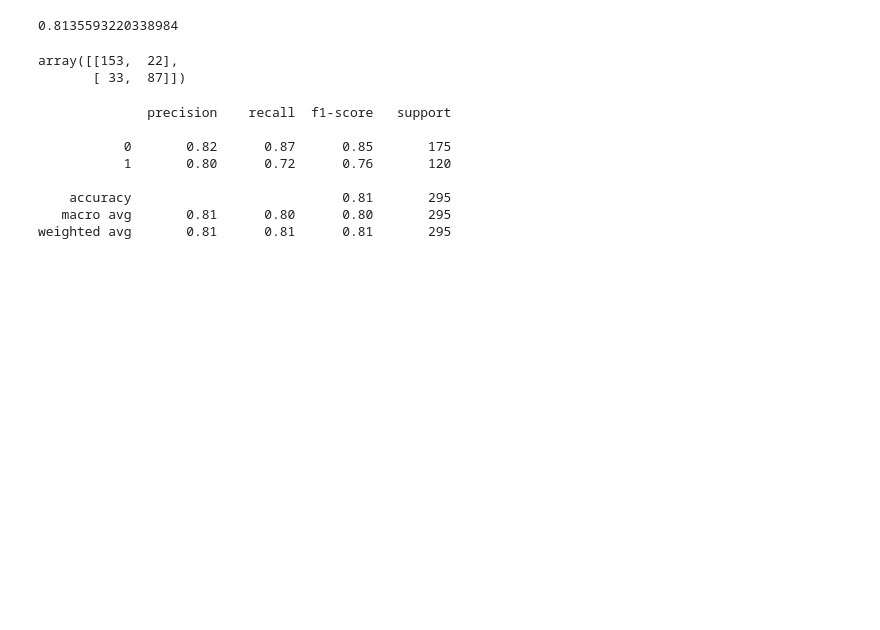
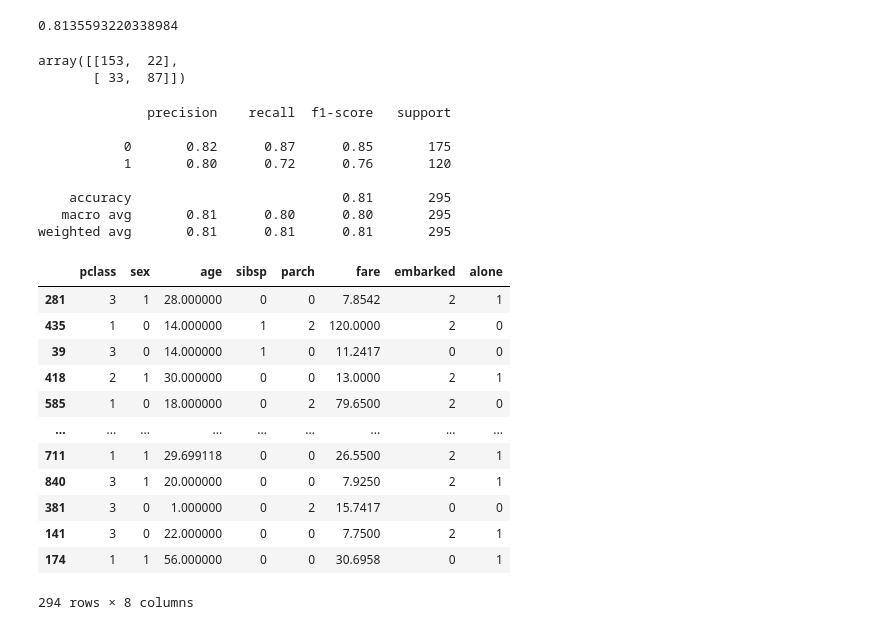
Before and after one commit to mansiyadav20/insurance-EDA, a Jupyter notebook: Titanic/titanic.ipynb, the cells around one changed output. Saved outputs shown, nothing was run; the diff lists cells and outputs as text; code cells hidden in the pictures; blank space fills up the shorter version.

```diff
--- a/Titanic/titanic.ipynb
+++ b/Titanic/titanic.ipynb
@@ -139,3 +135,6 @@ np.int64(0)
+# %%
+X=df.drop(columns=["survived"],axis=1)
+Y=df["survived"]
 # %%
 from sklearn.model_selection import train_test_split
 from sklearn.linear_model import LogisticRegression
@@ -204,3 +203,19 @@ print(classification_report(Y_test,y_pred))
     accuracy                           0.81       295
    macro avg       0.81      0.80      0.80       295
 weighted avg       0.81      0.81      0.81       295
+# %%
+X_test
+# %% [output]
+|  | pclass | sex | age | sibsp | parch | fare | embarked | alone |
+| 281 | 3 | 1 | 28.000000 | 0 | 0 | 7.8542 | 2 | 1 |
+| 435 | 1 | 0 | 14.000000 | 1 | 2 | 120.0000 | 2 | 0 |
+| 39 | 3 | 0 | 14.000000 | 1 | 0 | 11.2417 | 0 | 0 |
+| 418 | 2 | 1 | 30.000000 | 0 | 0 | 13.0000 | 2 | 1 |
+| 585 | 1 | 0 | 18.000000 | 0 | 2 | 79.6500 | 2 | 0 |
+| ... | ... | ... | ... | ... | ... | ... | ... | ... |
+| 711 | 1 | 1 | 29.699118 | 0 | 0 | 26.5500 | 2 | 1 |
+| 840 | 3 | 1 | 20.000000 | 0 | 0 | 7.9250 | 2 | 1 |
+| 381 | 3 | 0 | 1.000000 | 0 | 2 | 15.7417 | 0 | 0 |
+| 141 | 3 | 0 | 22.000000 | 0 | 0 | 7.7500 | 2 | 1 |
+| 174 | 1 | 1 | 56.000000 | 0 | 0 | 30.6958 | 0 | 1 |
+294 rows × 8 columns
```
Also changed, not shown: parts of 14 cells of this notebook, 1 other file.
